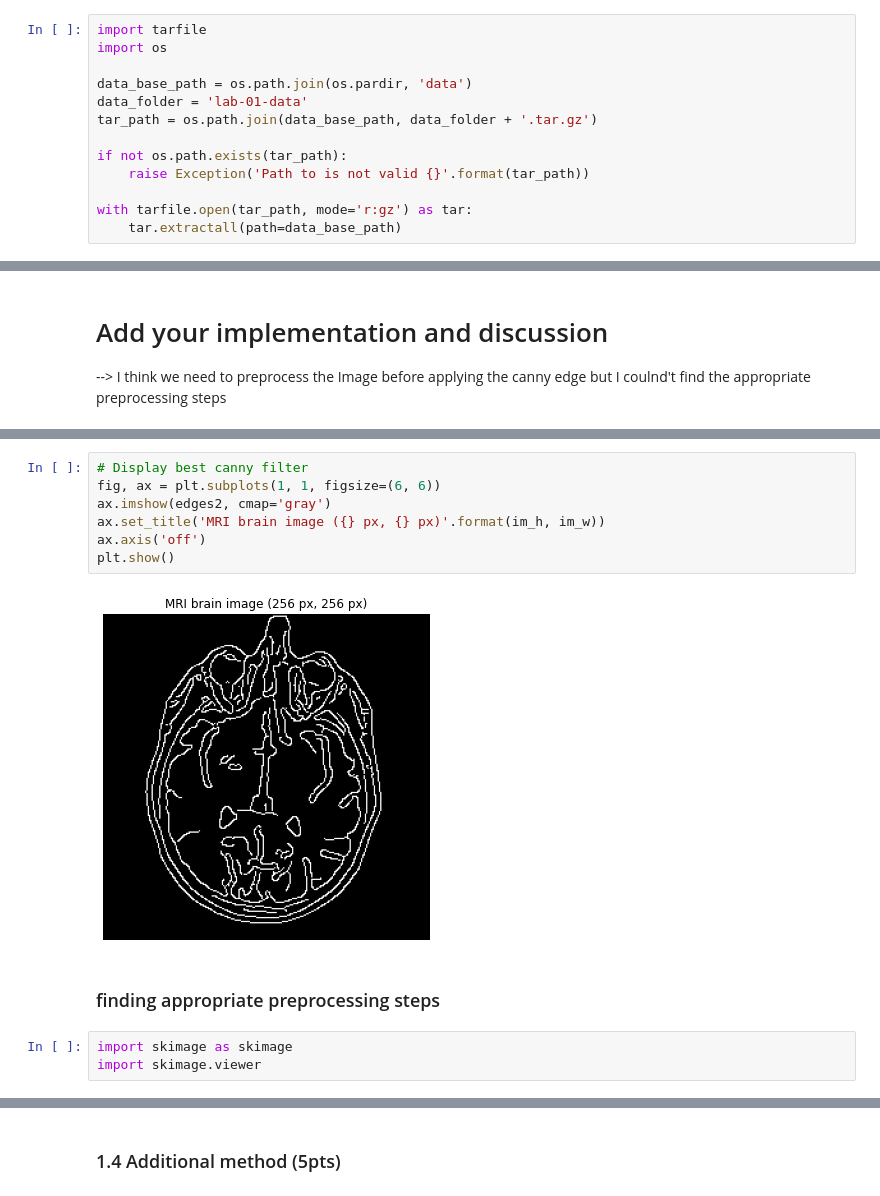
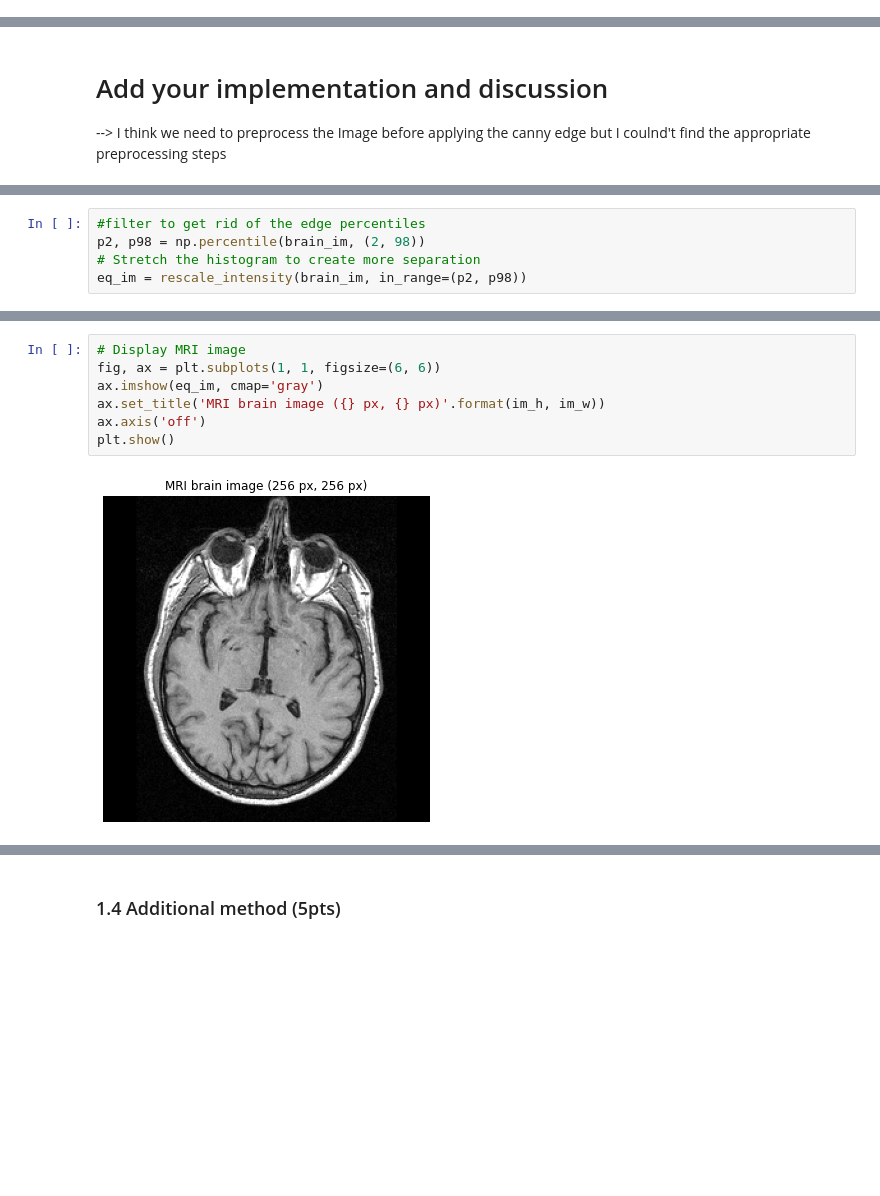
Before and after one commit to benhaj/ImageAnalysisPatternRecognition-labs, a Jupyter notebook: labs/lab_01_segmentation-Copy1.ipynb, the cells around one changed output, grey strips where cells are left out. Cells and saved outputs as stored; diff of their text form; blank space fills up the shorter version.

```diff
--- a/labs/lab_01_segmentation-Copy1.ipynb
+++ b/labs/lab_01_segmentation-Copy1.ipynb
@@ -29,16 +29,3 @@ We first need to extract the `lab-01-data.tar.gz` archive.
 To this end, we use the [tarfile] module from the Python standard library.
 
 [tarfile]: https://docs.python.org/3.6/library/tarfile.html
-# %%
-import tarfile
-import os
-
-data_base_path = os.path.join(os.pardir, 'data')
-data_folder = 'lab-01-data'
-tar_path = os.path.join(data_base_path, data_folder + '.tar.gz')
-
-if not os.path.exists(tar_path):
-    raise Exception('Path to is not valid {}'.format(tar_path))
-
-with tarfile.open(tar_path, mode='r:gz') as tar:
-    tar.extractall(path=data_base_path)
@@ -335,0 +218,5 @@ plt.show()
+# %%
+#filter to get rid of the edge percentiles
+p2, p98 = np.percentile(brain_im, (2, 98))
+# Stretch the histogram to create more separation
+eq_im = rescale_intensity(brain_im, in_range=(p2, p98))
@@ -336,14 +235,9 @@ plt.show()
 # %%
-# Display best canny filter
+# Display MRI image
 fig, ax = plt.subplots(1, 1, figsize=(6, 6))
-ax.imshow(edges2, cmap='gray')
+ax.imshow(eq_im, cmap='gray')
 ax.set_title('MRI brain image ({} px, {} px)'.format(im_h, im_w))
 ax.axis('off')
 plt.show()
 # %% [output]
-[figure, old version]
+[figure, new version]
-# %% [markdown]
-### finding appropriate preprocessing steps
-# %%
-import skimage as skimage
-import skimage.viewer
```
Also changed, not shown: parts of 61 cells of this notebook.
